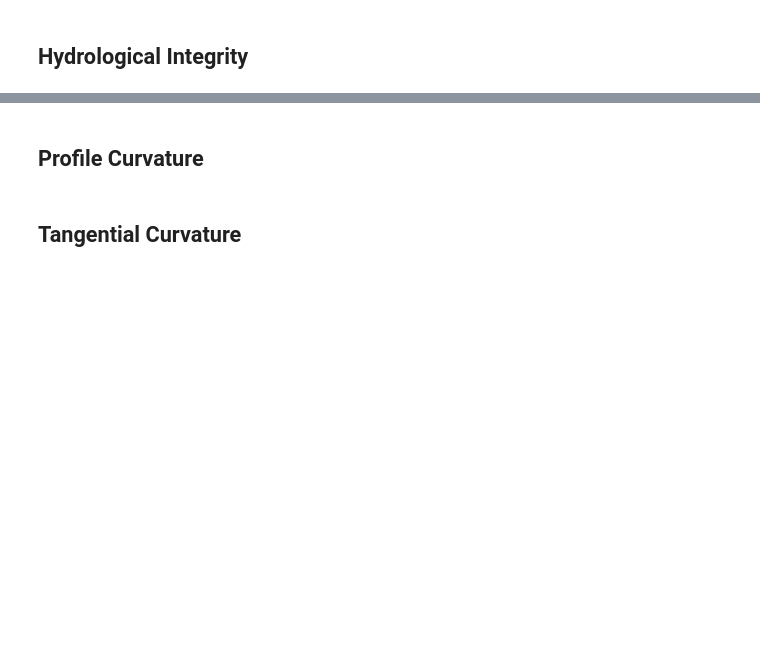
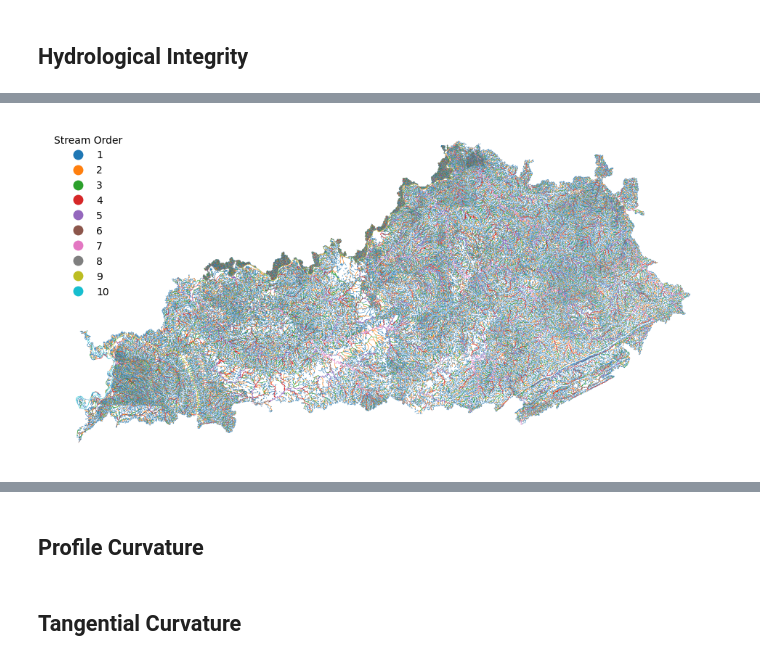
Before and after one commit to masseygeo/watersheds, a Jupyter notebook: TerrainFeatures/TerrainFeatures.ipynb, the cells around one changed output, grey strips where cells are left out. Cells and saved outputs as stored; diff of their text form; code cells hidden in the pictures; blank space fills up the shorter version.

```diff
--- a/TerrainFeatures/TerrainFeatures.ipynb
+++ b/TerrainFeatures/TerrainFeatures.ipynb
@@ -66,0 +79,8 @@ wbt.feature_preserving_smoothing(dem=input_dem, output=output_fps, filter=5, nor
+# %%
+# path to geodatabase
+gdb_path = r'../Data/nhdplus_hr/KY_NHDPlus_H_National_Release_1_26916.gdb'
+
+# list all layers to find correct feature class name
+layers = fiona.listlayers(gdb_path)
+for layer in layers:
+    print(layer)
@@ -66,0 +105,6 @@ wbt.feature_preserving_smoothing(dem=input_dem, output=output_fps, filter=5, nor
+# %%
+# read flowlines into geodataframe; specify feature class name from list above
+flowline_features = gpd.read_file(gdb_path, layer='KY_NetworkNHDFlowline')
+
+# display geodataframe head
+flowline_features.head()
@@ -66,0 +154,17 @@ wbt.feature_preserving_smoothing(dem=input_dem, output=output_fps, filter=5, nor
+# %%
+fig, ax = plt.subplots(figsize=(12,7))
+
+flowline_features.plot(column='streamorde',
+                       categorical=True,
+                       linewidth=0.4,
+                       ax=ax,
+                       label='Stream Order',
+                       legend=True,
+                       legend_kwds={'title':'Stream Order', 'frameon':False,
+                                    'bbox_to_anchor':(0,1), 'loc':'upper left'})
+
+ax.set_axis_off()
+
+plt.show()
+# %% [output]
+[figure, added]
```
Also changed, not shown: parts of 30 cells of this notebook, 13 other files.
